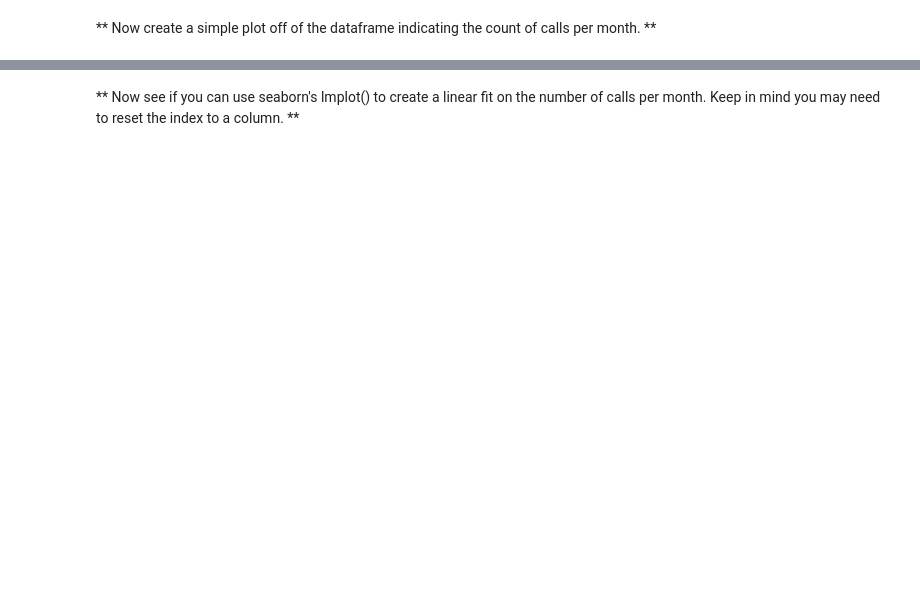
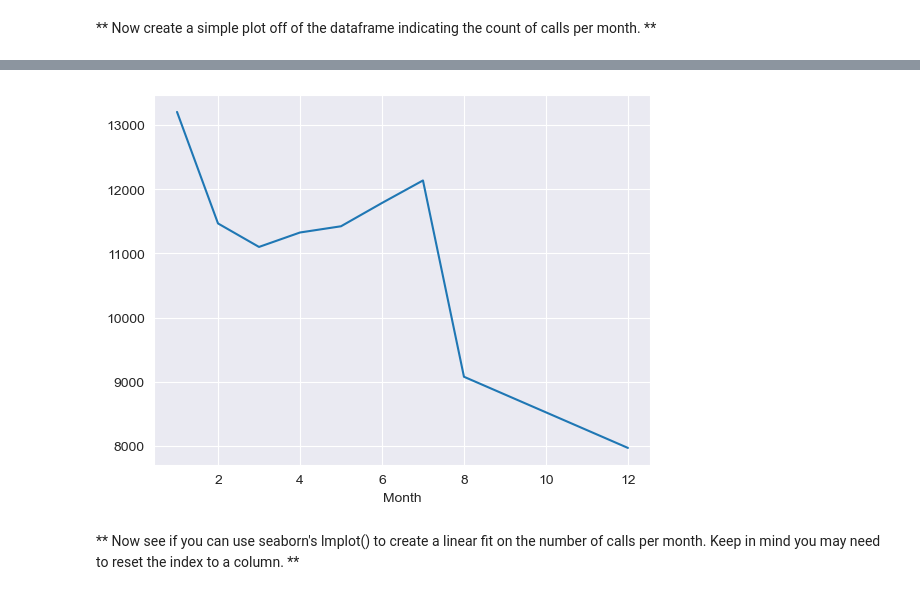
Before and after one commit to SpeedBird789/Data-Capstone-Project, a Jupyter notebook: Calls Data My Attempt.ipynb, the cells around one changed output, grey strips where cells are left out. Drawn from its saved outputs; the diff is of its cells as text; code cells hidden in the pictures; blank space fills up the shorter version.

```diff
--- a/Calls Data My Attempt.ipynb
+++ b/Calls Data My Attempt.ipynb
@@ -220,0 +219,3 @@ _____
+# %%
+byMonth = df.groupby('Month').count()
+byMonth.head()
@@ -227,2 +232,7 @@ _____
+# %%
+byMonth['lat'].plot()
+plt.show()
+# %% [output]
+[figure, added]
 # %% [markdown]
 ** Now see if you can use seaborn's lmplot() to create a linear fit on the number of calls per month. Keep in mind you may need to reset the index to a column. **
```
Also changed, not shown: parts of 11 cells of this notebook.
